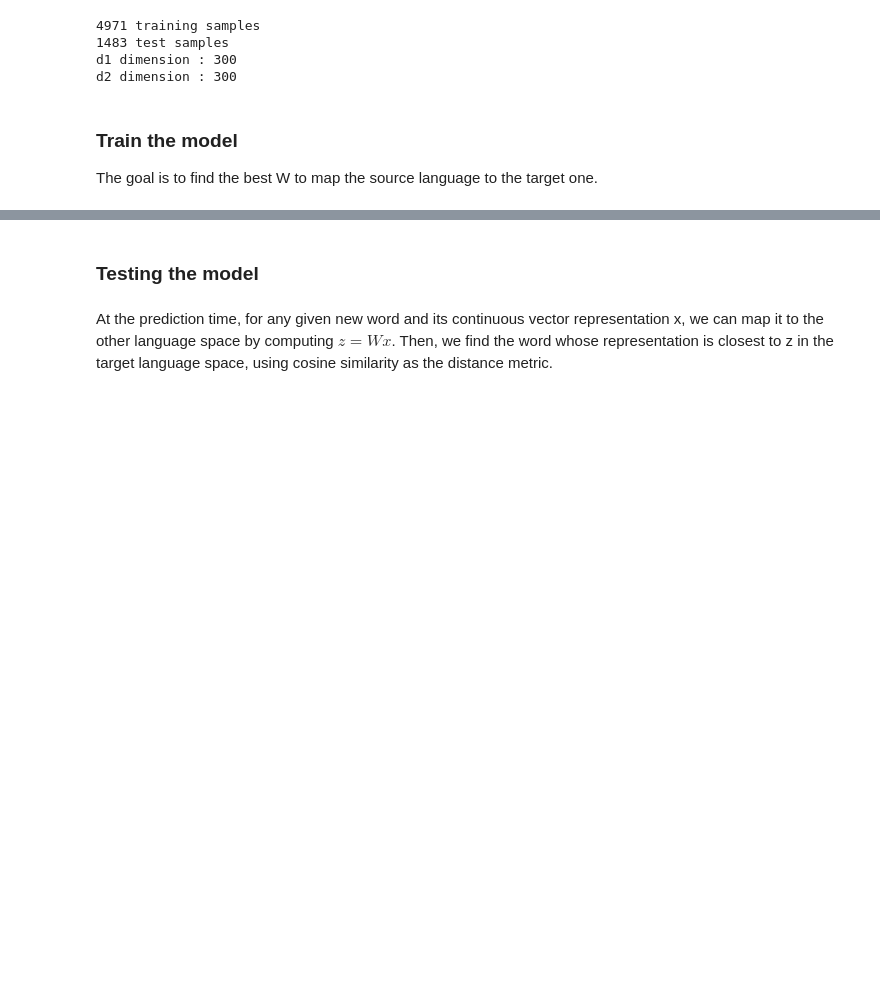
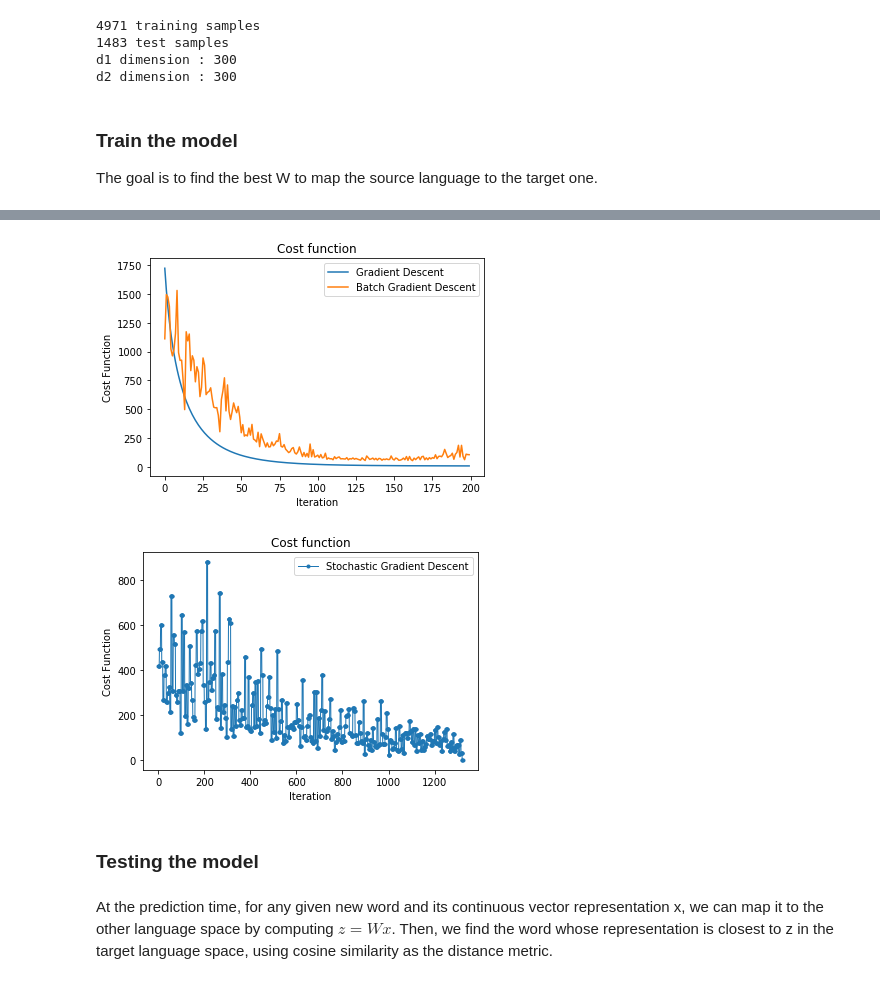
Before and after one commit to minhparis/nlp-gan, a Jupyter notebook: Projet_NLP_LM.ipynb, the cells around one changed output, grey strips where cells are left out. Drawn from its saved outputs; the diff is of its cells as text; code cells hidden in the pictures; blank space fills up the shorter version.

```diff
--- a/Projet_NLP_LM.ipynb
+++ b/Projet_NLP_LM.ipynb
@@ -173,3 +174,35 @@ plt.show()
+# %%
+plt.plot(range(niter), C_GD, label="Gradient Descent")
+#plt.plot(range(niter), C_SGD, label="Stochastic Gradient Descent")
+plt.plot(range(niter), C_BGD, label="Batch Gradient Descent")
+plt.ylabel('Cost Function')
+plt.xlabel('Iteration')
+plt.title("Cost function")
+plt.legend()
+plt.show()
+
+for i in range(len(CC)):
+    if CC[i] > CC[0]:
+        CC[i] = 0
+from statistics import mean
+
+A = np.zeros(len(CC))
+for i in range(int(len(CC)/5)):
+    A[i*5:(i+1)*5] = mean(CC[i*5:(i+1)*5])
+    if (i+1)*5 > len(CC):
+        A[i*5:] = mean(CC[i*5:])
+
+#plt.plot(range(niter), C_GD, label="Gradient Descent")
+plt.plot(A[5:], label="Stochastic Gradient Descent", marker=".", linewidth=1)
+#plt.plot(range(niter), C_BGD, label="Batch Gradient Descent")
+plt.ylabel('Cost Function')
+plt.xlabel('Iteration')
+plt.title("Cost function")
+plt.legend()
+plt.show()
+# %% [output]
+[figure, added]
+[figure, added]
 # %%
 # Fastest training
 Wmin = np.dot(np.linalg.pinv(X_train), Z_train).T
```
Also changed, not shown: parts of 5 cells of this notebook.
